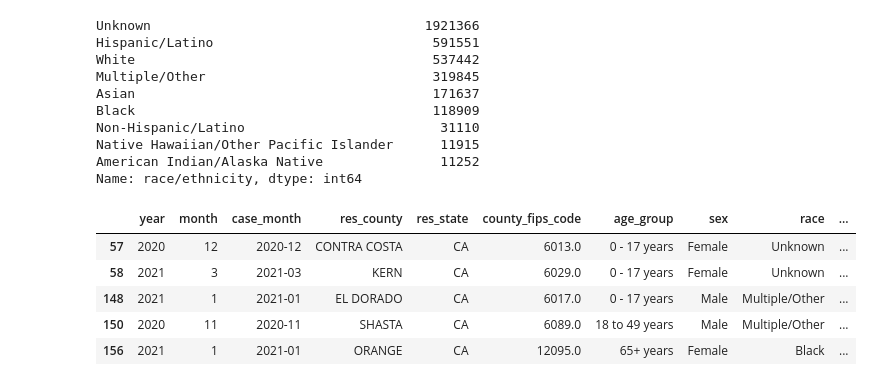
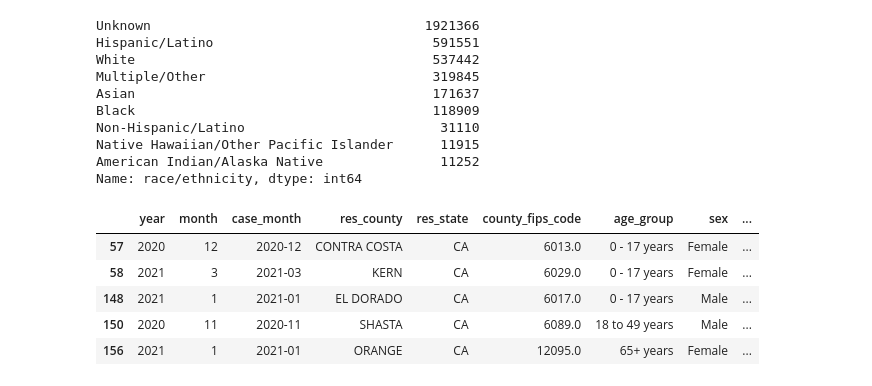
Before and after one commit to kevogil/covid-analysis, a Jupyter notebook: Notebooks/Data_Cleaning/data_cleaning.ipynb, the cells around one changed output. Cells and saved outputs as stored; diff of their text form; code cells hidden in the pictures.

Commit message:
removing race and ethnicity from final clean dataset

```diff
--- a/Notebooks/Data_Cleaning/data_cleaning.ipynb
+++ b/Notebooks/Data_Cleaning/data_cleaning.ipynb
@@ -153,15 +153,15 @@ American Indian/Alaska Native               11252
 Name: race/ethnicity, dtype: int64
 # %%
 # Reorganizing columns
-ca_data_df = ca_data_df[['year','month','case_month','res_county','res_state','county_fips_code','age_group','sex','race','ethnicity','race/ethnicity','current_status','death_yn']]
+ca_data_df = ca_data_df[['year','month','case_month','res_county','res_state','county_fips_code','age_group','sex','race/ethnicity','current_status','death_yn']]
 ca_data_df.head()
 # %% [output]
-|  | year | month | case_month | res_county | res_state | county_fips_code | age_group | sex | race | ... |
-| 57 | 2020 | 12 | 2020-12 | CONTRA COSTA | CA | 6013.0 | 0 - 17 years | Female | Unknown | ... |
-| 58 | 2021 | 3 | 2021-03 | KERN | CA | 6029.0 | 0 - 17 years | Female | Unknown | ... |
-| 148 | 2021 | 1 | 2021-01 | EL DORADO | CA | 6017.0 | 0 - 17 years | Male | Multiple/Other | ... |
-| 150 | 2020 | 11 | 2020-11 | SHASTA | CA | 6089.0 | 18 to 49 years | Male | Multiple/Other | ... |
-| 156 | 2021 | 1 | 2021-01 | ORANGE | CA | 12095.0 | 65+ years | Female | Black | ... |
+|  | year | month | case_month | res_county | res_state | county_fips_code | age_group | sex | ... |
+| 57 | 2020 | 12 | 2020-12 | CONTRA COSTA | CA | 6013.0 | 0 - 17 years | Female | ... |
+| 58 | 2021 | 3 | 2021-03 | KERN | CA | 6029.0 | 0 - 17 years | Female | ... |
+| 148 | 2021 | 1 | 2021-01 | EL DORADO | CA | 6017.0 | 0 - 17 years | Male | ... |
+| 150 | 2020 | 11 | 2020-11 | SHASTA | CA | 6089.0 | 18 to 49 years | Male | ... |
+| 156 | 2021 | 1 | 2021-01 | ORANGE | CA | 12095.0 | 65+ years | Female | ... |
 # %%
 # Export to CSV for review
 ca_data_df.to_csv('../../Resources/Clean/ca_data_df.csv', index=False)
```
Also changed, not shown: 2 other files.
